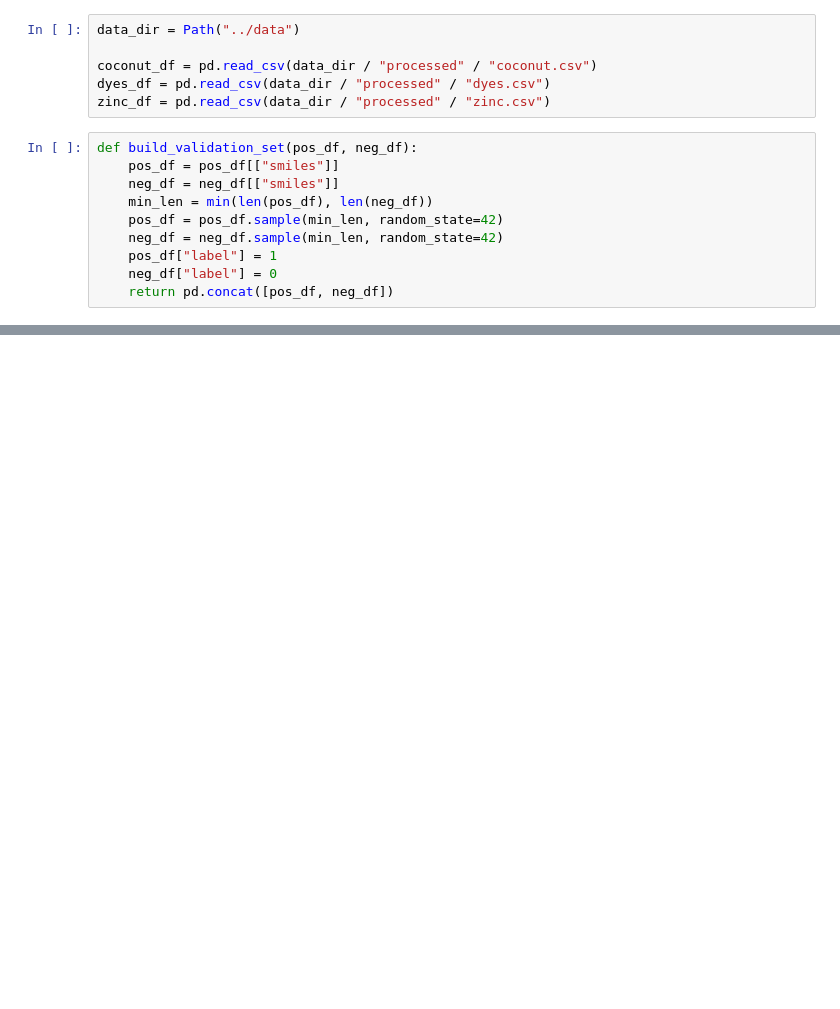
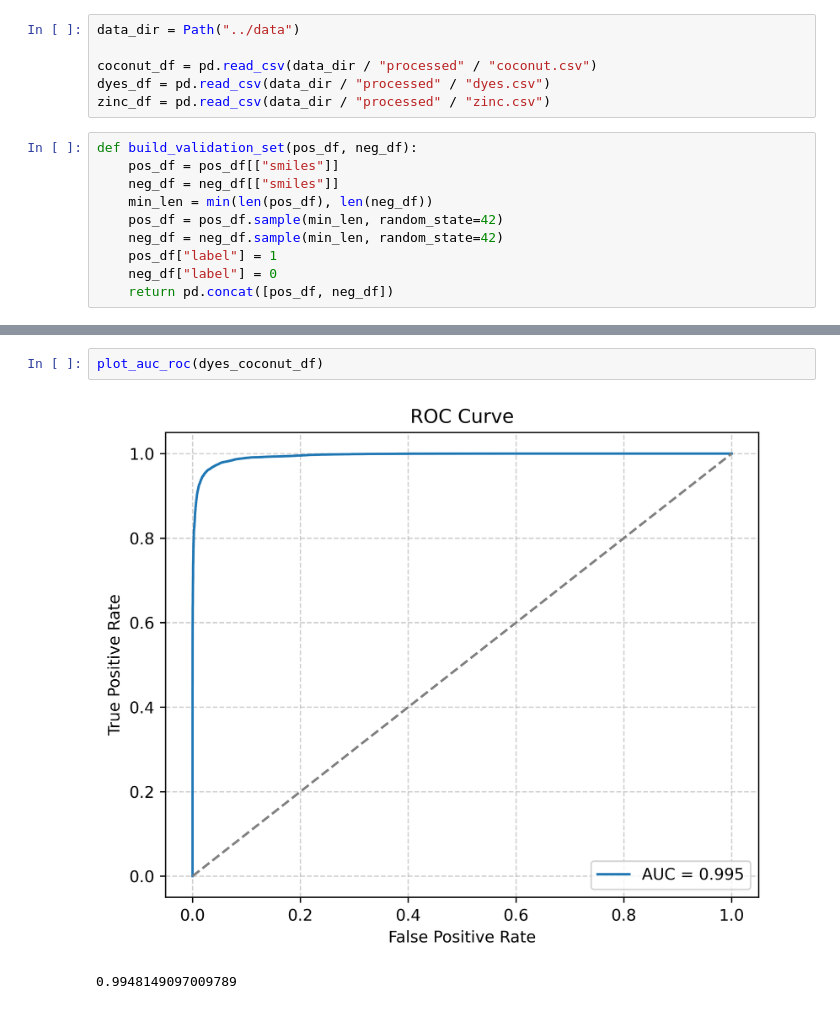
Before and after one commit to MolAstra/DyeLeS, a Jupyter notebook: notebooks/validation.ipynb, the cells around one changed output, grey strips where cells are left out. Cells and saved outputs as stored; diff of their text form; blank space fills up the shorter version.

```diff
--- a/notebooks/validation.ipynb
+++ b/notebooks/validation.ipynb
@@ -33,0 +120,5 @@ def plot_auc_roc(df):
+# %%
+plot_auc_roc(dyes_coconut_df)
+# %% [output]
+[figure, added]
+0.9948149097009789
```
Also changed, not shown: parts of 13 cells of this notebook, 1 other file.
